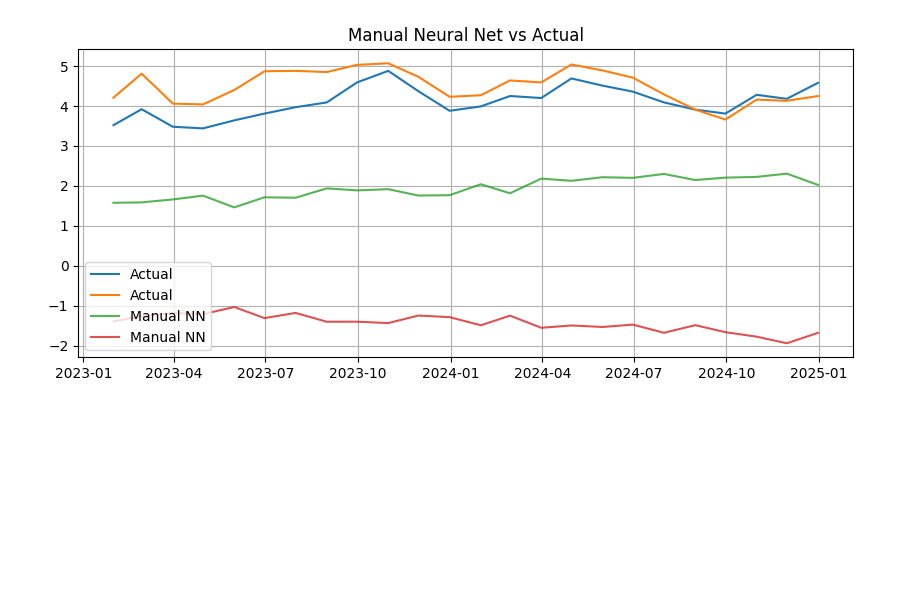
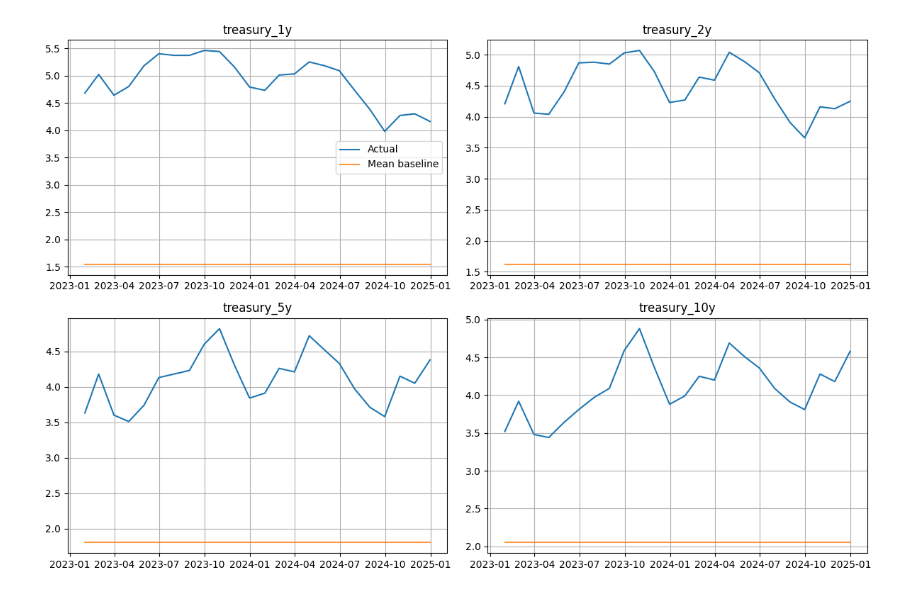
Before and after one commit to dmljb/DS4420Project, a Jupyter notebook: notebooks/yield_baseline_model.ipynb, the cells around one changed output. Drawn from its saved outputs; the diff is of its cells as text; code cells hidden in the pictures; blank space fills up the shorter version.

Commit message:
Website visualization

```diff
--- a/notebooks/yield_baseline_model.ipynb
+++ b/notebooks/yield_baseline_model.ipynb
@@ -193,13 +195,19 @@ np.float64(4.472409189556772)
 # %%
-plt.figure(figsize=(10,4))
-plt.plot(y_test.index, y_test, label="Actual")
-plt.plot(y_test.index, nn_pred, label="Manual NN", alpha=0.8)
-plt.title("Manual Neural Net vs Actual")
-plt.legend()
-plt.grid(True)
+plt.figure(figsize=(12, 8))
+
+for i, col in enumerate(yield_cols):
+    plt.subplot(2, 2, i+1)
+    plt.plot(y_test.index, y_test[col], label="Actual")
+    plt.plot(y_test.index, mean_pred[:, i], label="Mean baseline", alpha=0.8)
+    plt.title(col)
+    plt.grid(True)
+    if i == 0:
+        plt.legend()
+
+plt.tight_layout()
 plt.show()
 # %% [output]
-[figure, old version]
+[figure, new version]
 # %%
 print("BASELINE RMSEs (2018-2024 test period)")
 print("--------------------------------------")
```
Also changed, not shown: parts of 12 cells of this notebook, 9 other files.
